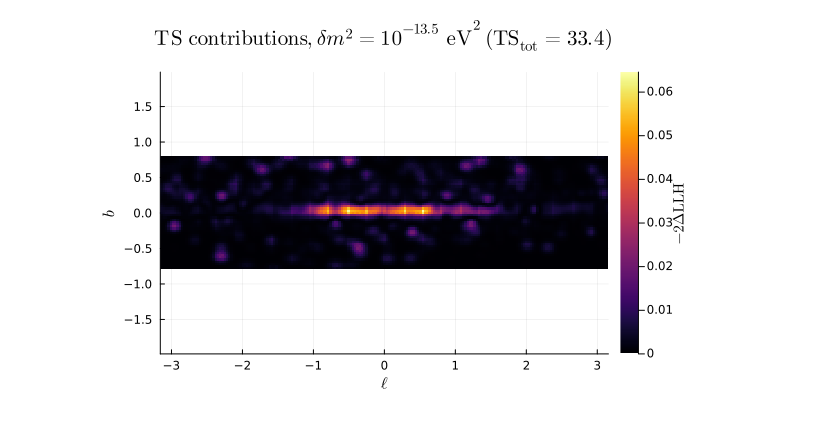
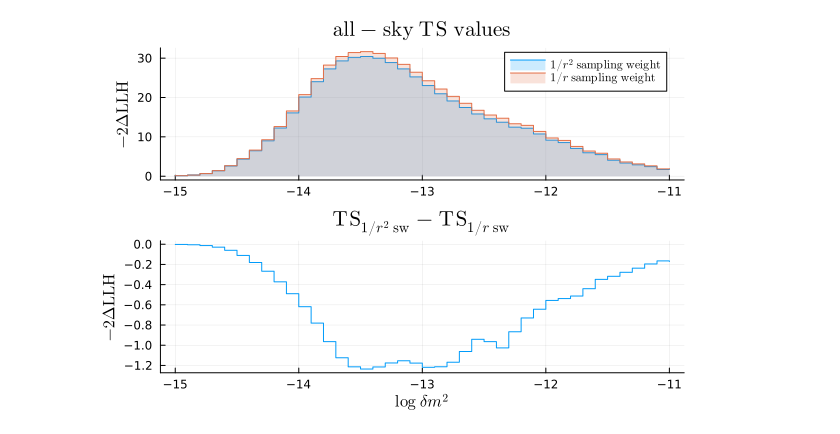
Before and after one commit to mymacd2/pseudo-Dirac-summer-research, a Jupyter notebook: GC_calcs/event_dists_new_alg.ipynb, the cells around one changed output. Saved outputs shown, nothing was run; the diff lists cells and outputs as text; code cells hidden in the pictures.

Commit message:
new weighting simulation

```diff
--- a/GC_calcs/event_dists_new_alg.ipynb
+++ b/GC_calcs/event_dists_new_alg.ipynb
@@ -322,0 +521,4 @@ end;
+# %%
+logdm2s = range(-15, -11, 41)
+dm2s = 10 .^ logdm2s
+tss = [asts(newmat, spacedists, unbinnedvec, energymat, dm2) for dm2 in dm2s]
@@ -323,13 +547,53 @@ end;
+# %%
+pcomp = plot(
+    logdm2s,
+    [astss_rem astss_r_rem],
+    label=[L"1/r^2~\mathrm{sampling~weight}" L"1/r~\mathrm{sampling~weight}"],
+    # xlabel=L"\log~\delta m^2",
+    ylabel=L"-2\Delta\mathrm{LLH}",
+    title=L"\mathrm{all-sky~TS~values}",
+    fillrange=0,
+    fillalpha=0.2,
+    seriestype=:step
+)
+
+presidual = plot(
+    logdm2s,
+    astss_rem .- astss_r_rem,
+    # label=[L"0-0.1~\mathrm{kpc~removed}" L"\mathrm{nothing~removed}"],
+    label=false,
+    xlabel=L"\log~\delta m^2",
+    ylabel=L"-2\Delta\mathrm{LLH}",
+    title=L"\mathrm{TS}_{1/r^2~\mathrm{sw}} - \mathrm{TS}_{1/r~\mathrm{sw}}",
+    # fillrange=0,
+    # fillalpha=0.2,
+    seriestype=:step
+)
+
+plot(pcomp, presidual, layout=(2, 1))
+# %% [output]
+[figure, added]
 # %%
-heatmap(
-    range(-π, π, 199),
-    range(-π/4, π/4, 51),
-    tscontributions,
-    aspect_ratio = 1,
-    xlabel=L"\ell",
-    ylabel=L"b",
-    colorbar_title=L"-2\Delta\mathrm{LLH}",
-    title=L"\mathrm{TS~contributions, }\delta m^2 = 10^{-13.5}~\mathrm{eV}^2~\mathrm{(TS_{tot}} = 33.4)"
-)
+#=
+
+Animate my plots!
+
+anim = @animate for i in 1:31
+    logdm2 = logdm2s[i]
+    tstot = round(tstots[i], digits=2)
+    heatmap(
+        range(-π, π, 199),
+        range(-π/4, π/4, 51),
+        testtss[i],
+        aspect_ratio = 1,
+        xlabel=L"\ell",
+        ylabel=L"b",
+        colorbar_title=L"-2\Delta\mathrm{LLH}",
+        clims=(0, mxtscont),
+        title="log dm2 = $logdm2, total TS = $tstot",
+        c=:greys
+    )
+end
+
+gif(anim, fps=3)
+=#
-# %% [output]
-[figure, removed]
```
Also changed, not shown: parts of 27 cells of this notebook, 16 other files.
